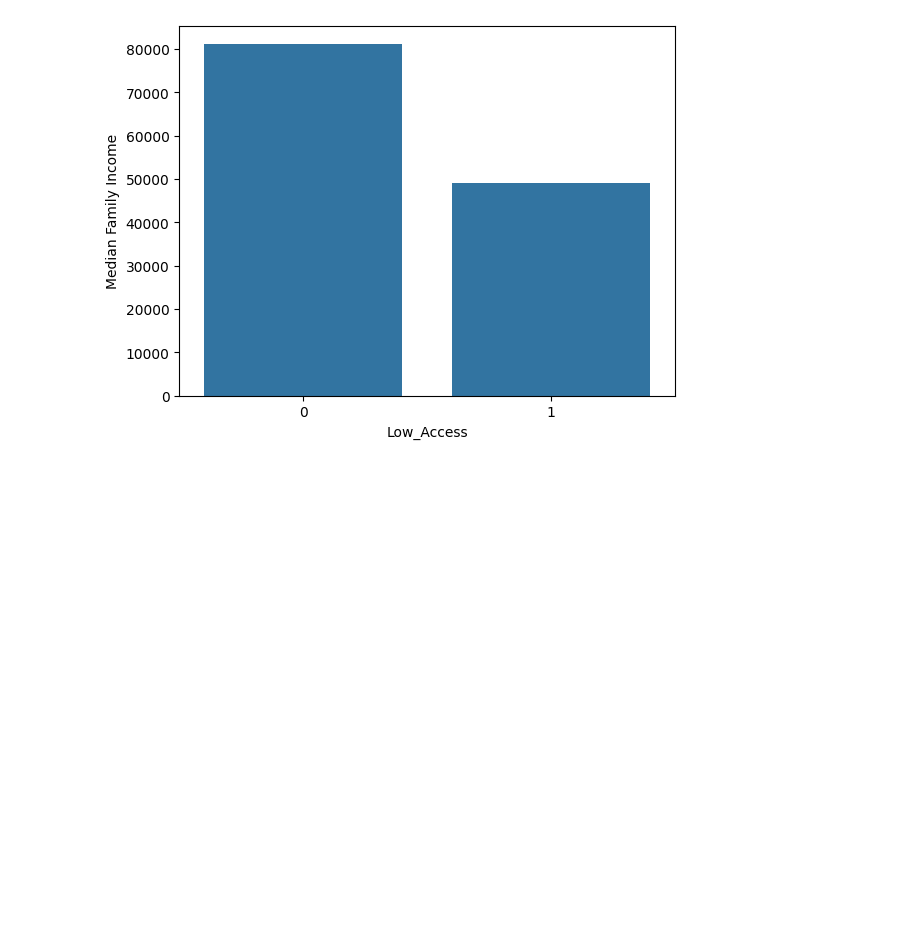
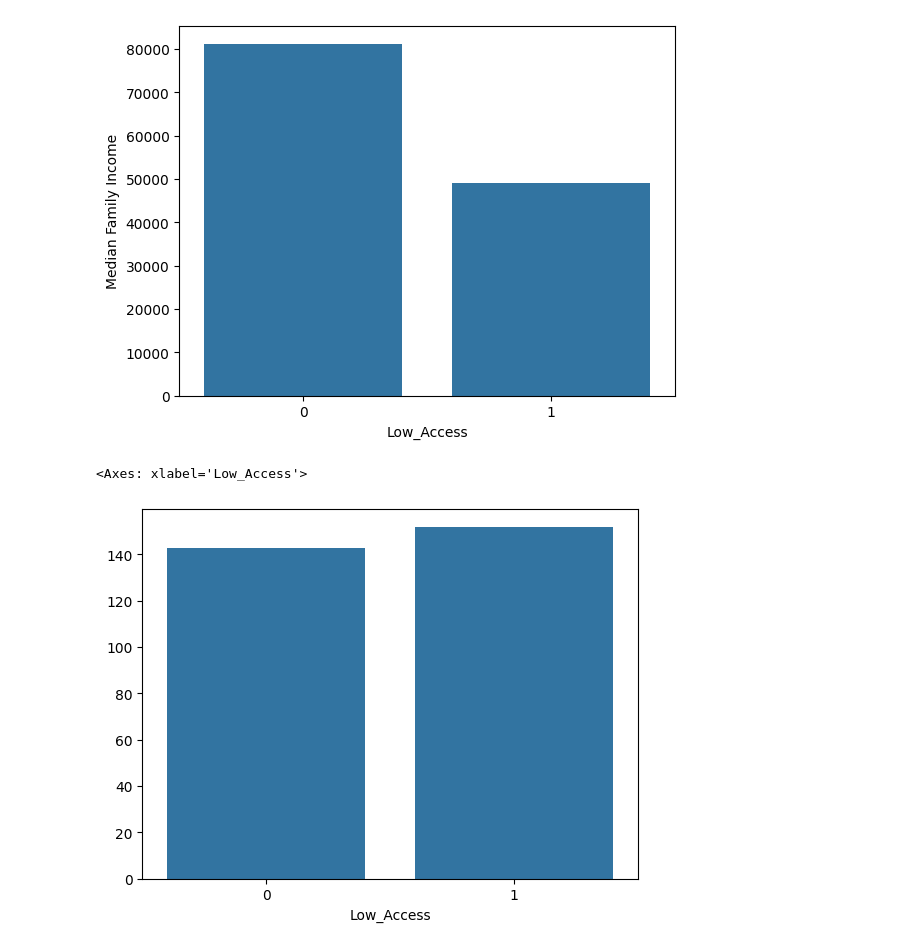
Before and after one commit to hungqbui/RiceDatathon25, a Jupyter notebook: 2019.ipynb, the cells around one changed output. Drawn from its saved outputs; the diff is of its cells as text; code cells hidden in the pictures; blank space fills up the shorter version.

```diff
--- a/2019.ipynb
+++ b/2019.ipynb
@@ -146,3 +167,9 @@ plt.ylabel("Median Family Income")
 # %% [output]
 Text(0, 0.5, 'Median Family Income')
 [figure]
+# %%
+group = processed.groupby("Low_Access")["UnitNoVehicle"].mean()
+sns.barplot(x=group.index, y=group.values)
+# %% [output]
+<Axes: xlabel='Low_Access'>
+[figure, added]
```
Also changed, not shown: parts of 7 cells of this notebook, 1 other file.
